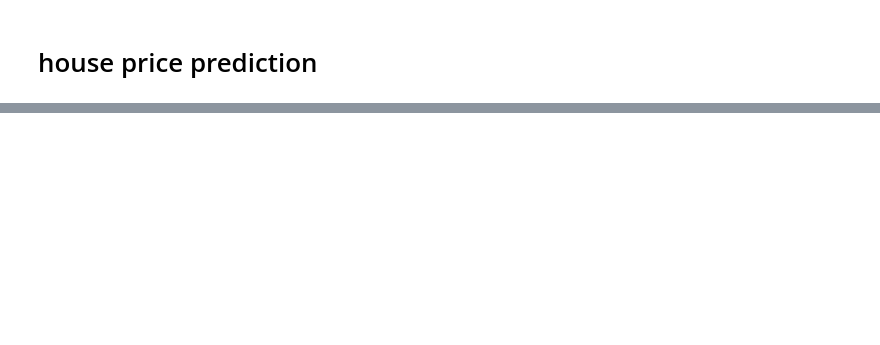
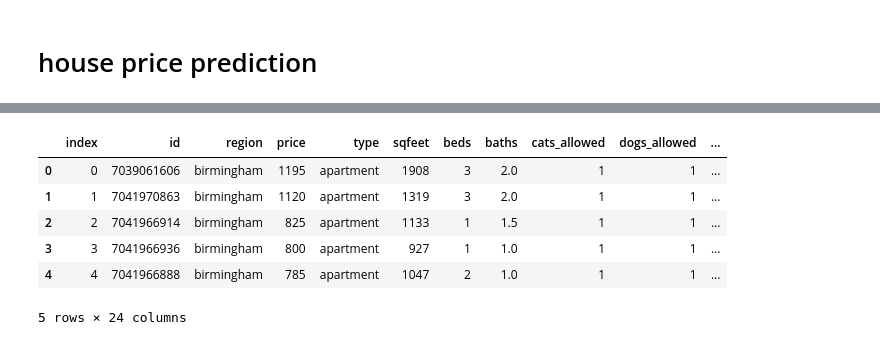
Before and after one commit to blurred-machine/Real-Estate-Rental-Pricing-Prediction-End-to-End-ML-Project, a Jupyter notebook: housepriceprediction.ipynb, the cells around one changed output, grey strips where cells are left out. Cells and saved outputs as stored; diff of their text form; code cells hidden in the pictures; blank space fills up the shorter version.

```diff
--- a/housepriceprediction.ipynb
+++ b/housepriceprediction.ipynb
@@ -234,0 +402,2 @@ laundry_df.head()
+# %%
+clean_df = clean_df.drop(['url', 'region_url', 'image_url'], axis=1)
@@ -234,0 +493,5 @@ laundry_df.head()
+# %%
+kmeans = KMeans(n_clusters=8, random_state=0)
+lat_long_pred = kmeans.fit_predict(clean_df[["lat", "long"]])
+print(lat_long_pred.size)
+clean_df['lat_long_cluster'] = lat_long_pred
@@ -234,0 +500,2 @@ laundry_df.head()
+# %%
+clean_df = clean_df.reset_index()
@@ -234,0 +572,14 @@ laundry_df.head()
+# %%
+from vaderSentiment.vaderSentiment import SentimentIntensityAnalyzer
+sid_obj = SentimentIntensityAnalyzer()
+
+description_dict = {"description_negative":[], "description_neutral": [], "description_positive":[]}
+
+
+loop = clean_df.shape[0]
+for i in tqdm(range(loop), position=0, leave=True):
+    desc = str(clean_df.description[i])
+    sentiment_dict = sid_obj.polarity_scores(desc)
+    description_dict["description_negative"].append(sentiment_dict["neg"])
+    description_dict["description_neutral"].append(sentiment_dict["neu"])
+    description_dict["description_positive"].append(sentiment_dict["pos"])
@@ -234,0 +598,14 @@ laundry_df.head()
+# %%
+# add data to table
+
+clean_df = pd.concat([clean_df, desc_df], axis=1)
+clean_df = clean_df.drop(["description"], axis=1)
+clean_df.head()
+# %% [output]
+|  | index | id | region | price | type | sqfeet | beds | baths | cats_allowed | dogs_allowed | ... |
+| 0 | 0 | 7039061606 | birmingham | 1195 | apartment | 1908 | 3 | 2.0 | 1 | 1 | ... |
+| 1 | 1 | 7041970863 | birmingham | 1120 | apartment | 1319 | 3 | 2.0 | 1 | 1 | ... |
+| 2 | 2 | 7041966914 | birmingham | 825 | apartment | 1133 | 1 | 1.5 | 1 | 1 | ... |
+| 3 | 3 | 7041966936 | birmingham | 800 | apartment | 927 | 1 | 1.0 | 1 | 1 | ... |
+| 4 | 4 | 7041966888 | birmingham | 785 | apartment | 1047 | 2 | 1.0 | 1 | 1 | ... |
+5 rows × 24 columns
```
Also changed, not shown: parts of 107 cells of this notebook, 1 other file.
